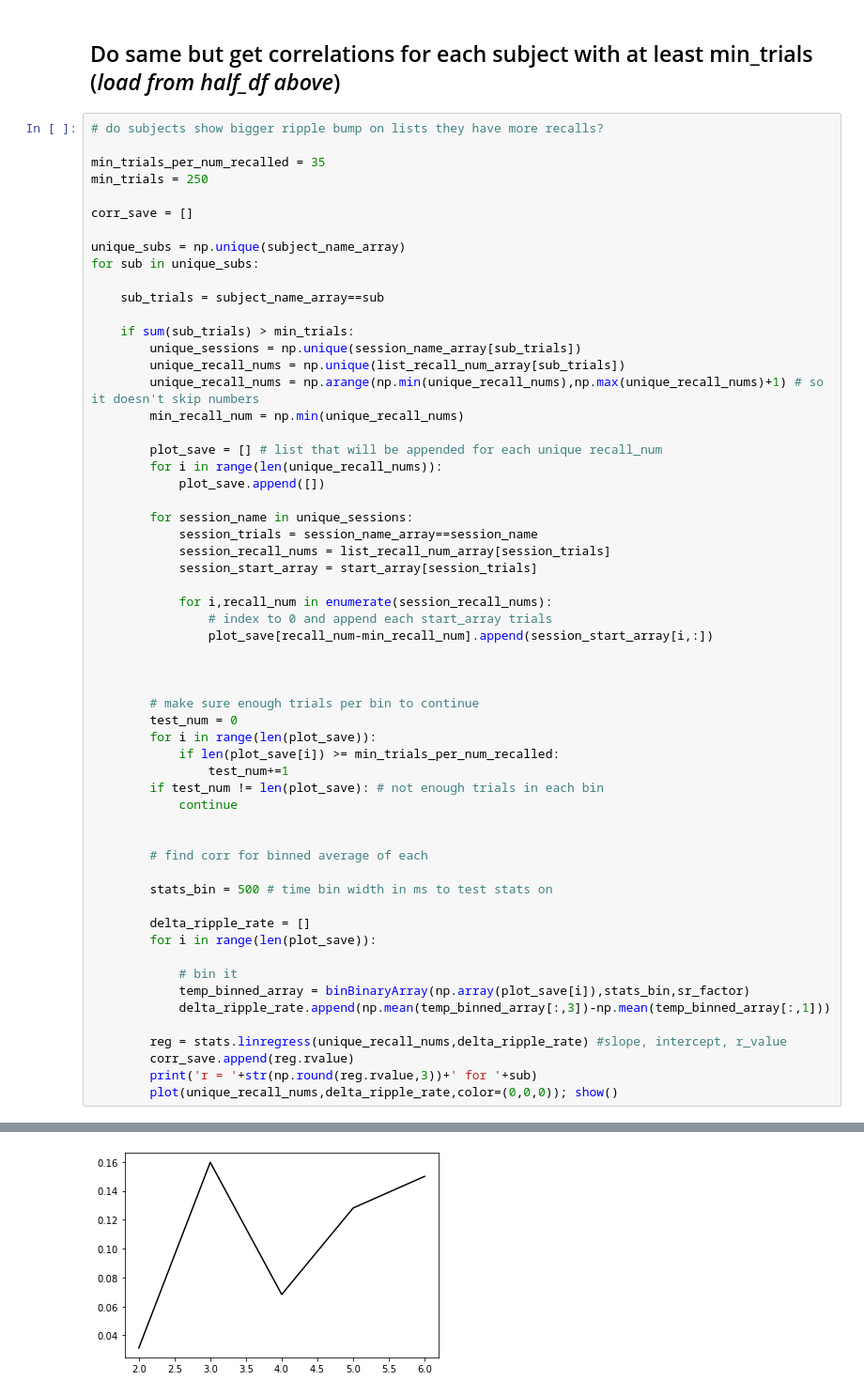
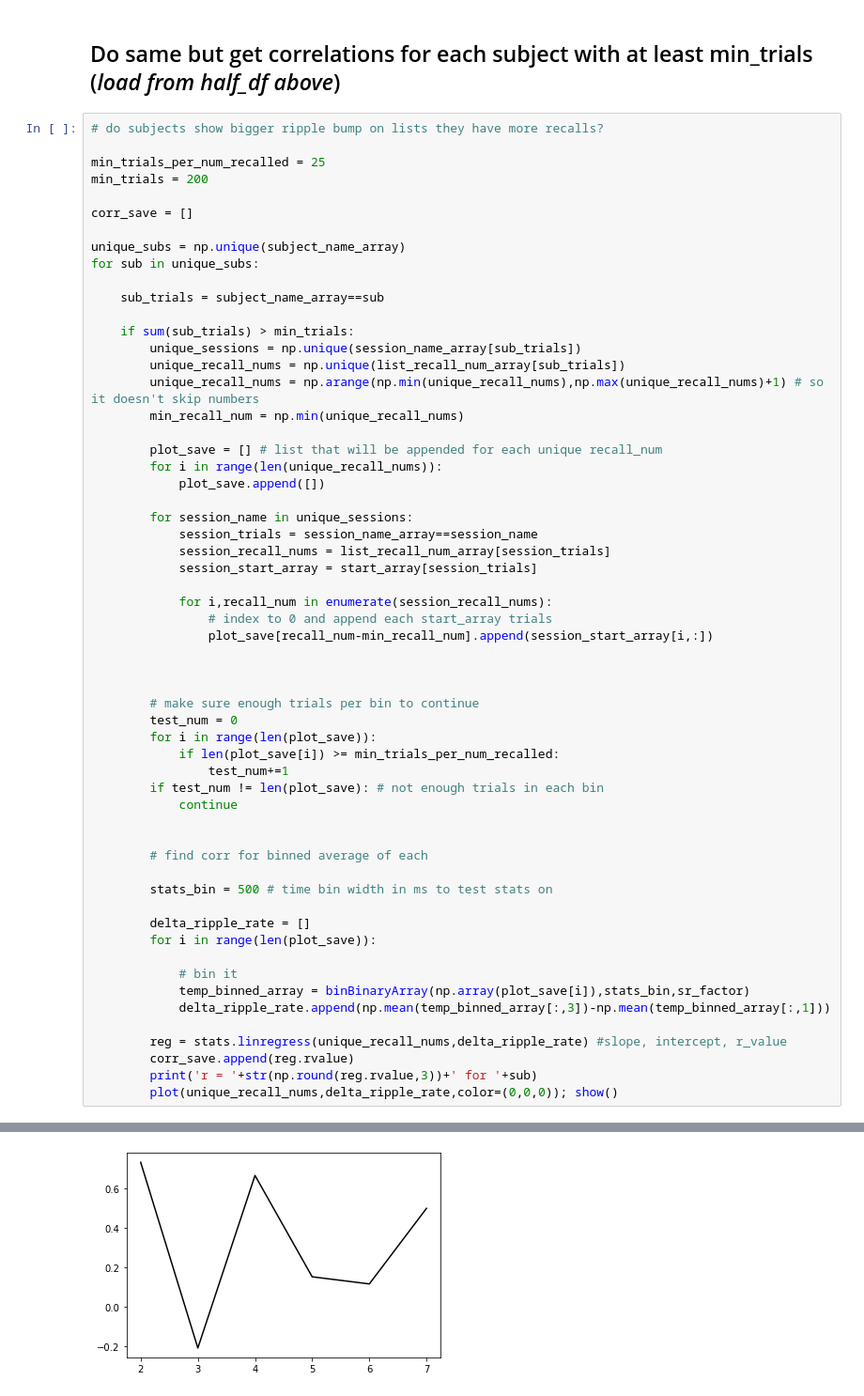
Before and after one commit to jjsakon/SWR, a Jupyter notebook: code/SWRanalysisSingleSub.ipynb, the cells around one changed output, grey strips where cells are left out. Shown: that part at 94% size. Saved outputs shown, nothing was run; the diff lists cells and outputs as text.

```diff
--- a/code/SWRanalysisSingleSub.ipynb
+++ b/code/SWRanalysisSingleSub.ipynb
@@ -1095,8 +1095,8 @@ a = 1;
 # %%
 # do subjects show bigger ripple bump on lists they have more recalls?
 
-min_trials_per_num_recalled = 35
-min_trials = 250
+min_trials_per_num_recalled = 25
+min_trials = 200
 
 corr_save = []
 
@@ -1155,2 +1155,2 @@ r = 0.587 for R1065J
 [<matplotlib.lines.Line2D at 0x...>]
-[figure, old version]
+[figure, new version]
```
Also changed, not shown: parts of 2 cells of this notebook, 3 other files.
